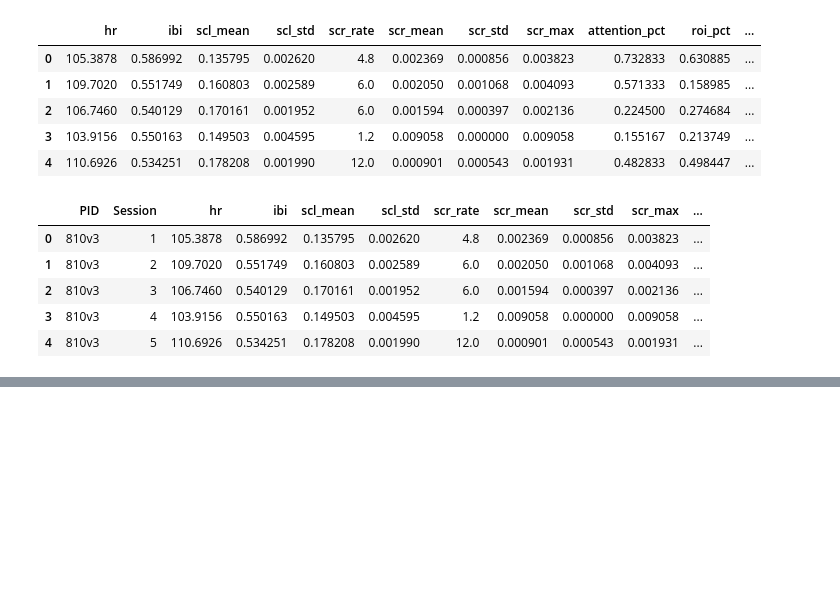
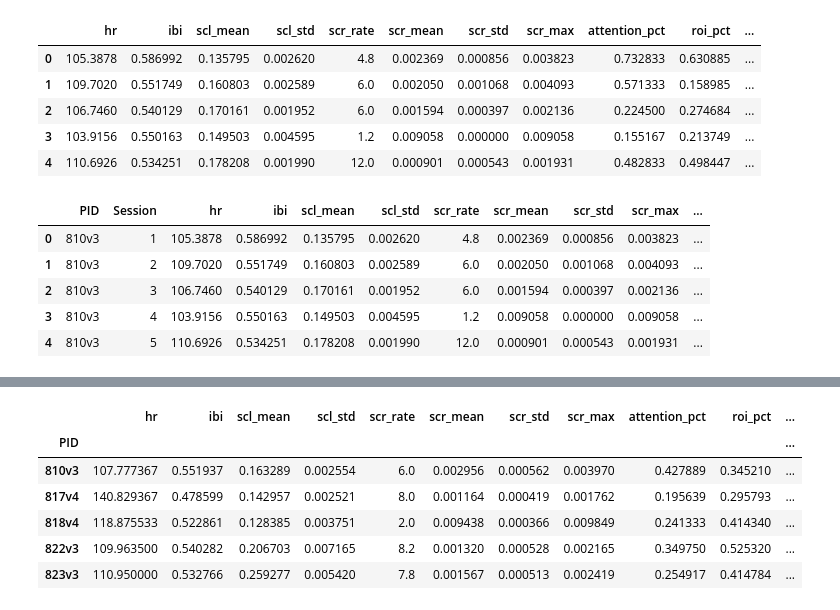
Before and after one commit to dayibian/AT_study_data_analysis, a Jupyter notebook: MADCAP_data_analysis.ipynb, the cells around one changed output, grey strips where cells are left out. Saved outputs shown, nothing was run; the diff lists cells and outputs as text; code cells hidden in the pictures; blank space fills up the shorter version.

```diff
--- a/MADCAP_data_analysis.ipynb
+++ b/MADCAP_data_analysis.ipynb
@@ -490,0 +496,2 @@ feature_df.to_csv('all_features.csv',index=False)
+# %%
+feature_df = pd.read_csv('all_features.csv')
@@ -490,0 +507,2 @@ feature_df.to_csv('all_features.csv',index=False)
+# %%
+average_df = feature_df.drop(['Session'], axis=1)
@@ -490,0 +522,10 @@ feature_df.to_csv('all_features.csv',index=False)
+# %%
+average_feature.head()
+# %% [output]
+|  | hr | ibi | scl_mean | scl_std | scr_rate | scr_mean | scr_std | scr_max | attention_pct | roi_pct | ... |
+| PID |  |  |  |  |  |  |  |  |  |  | ... |
+| 810v3 | 107.777367 | 0.551937 | 0.163289 | 0.002554 | 6.0 | 0.002956 | 0.000562 | 0.003970 | 0.427889 | 0.345210 | ... |
+| 817v4 | 140.829367 | 0.478599 | 0.142957 | 0.002521 | 8.0 | 0.001164 | 0.000419 | 0.001762 | 0.195639 | 0.295793 | ... |
+| 818v4 | 118.875533 | 0.522861 | 0.128385 | 0.003751 | 2.0 | 0.009438 | 0.000366 | 0.009849 | 0.241333 | 0.414340 | ... |
+| 822v3 | 109.963500 | 0.540282 | 0.206703 | 0.007165 | 8.2 | 0.001320 | 0.000528 | 0.002165 | 0.349750 | 0.525320 | ... |
+| 823v3 | 110.950000 | 0.532766 | 0.259277 | 0.005420 | 7.8 | 0.001567 | 0.000513 | 0.002419 | 0.254917 | 0.414784 | ... |
```
Also changed, not shown: parts of 31 cells of this notebook, 8 other files.
